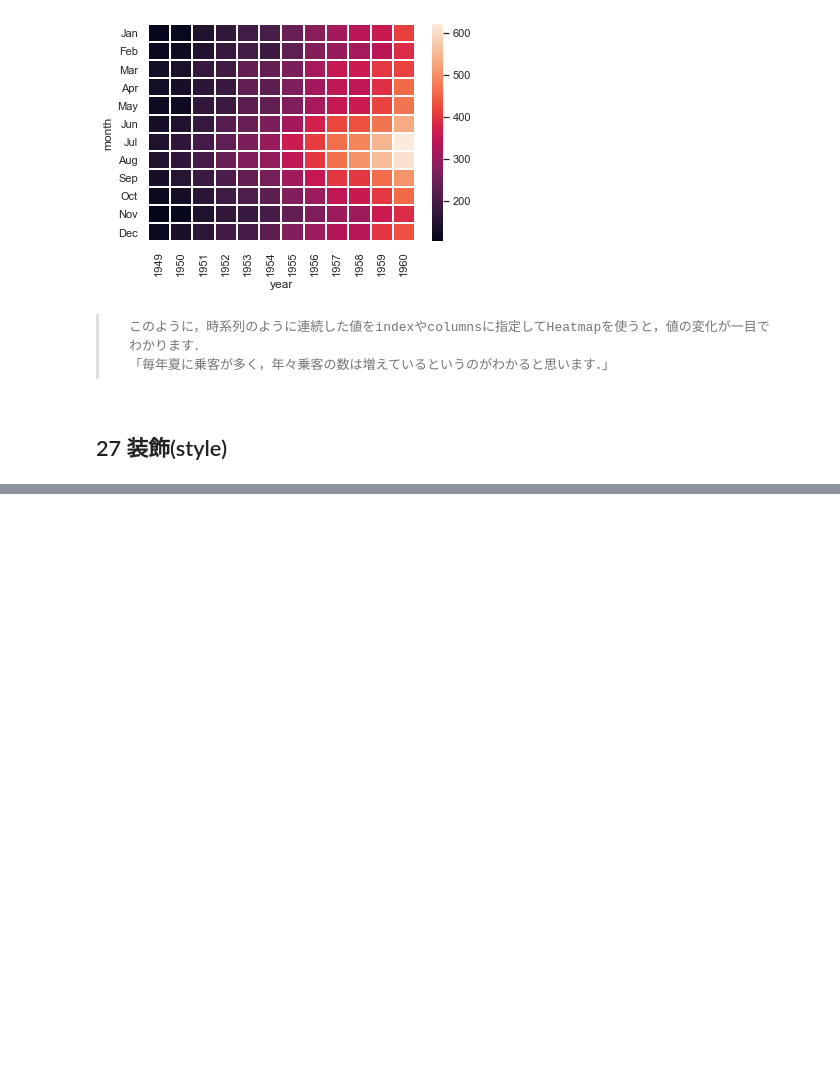
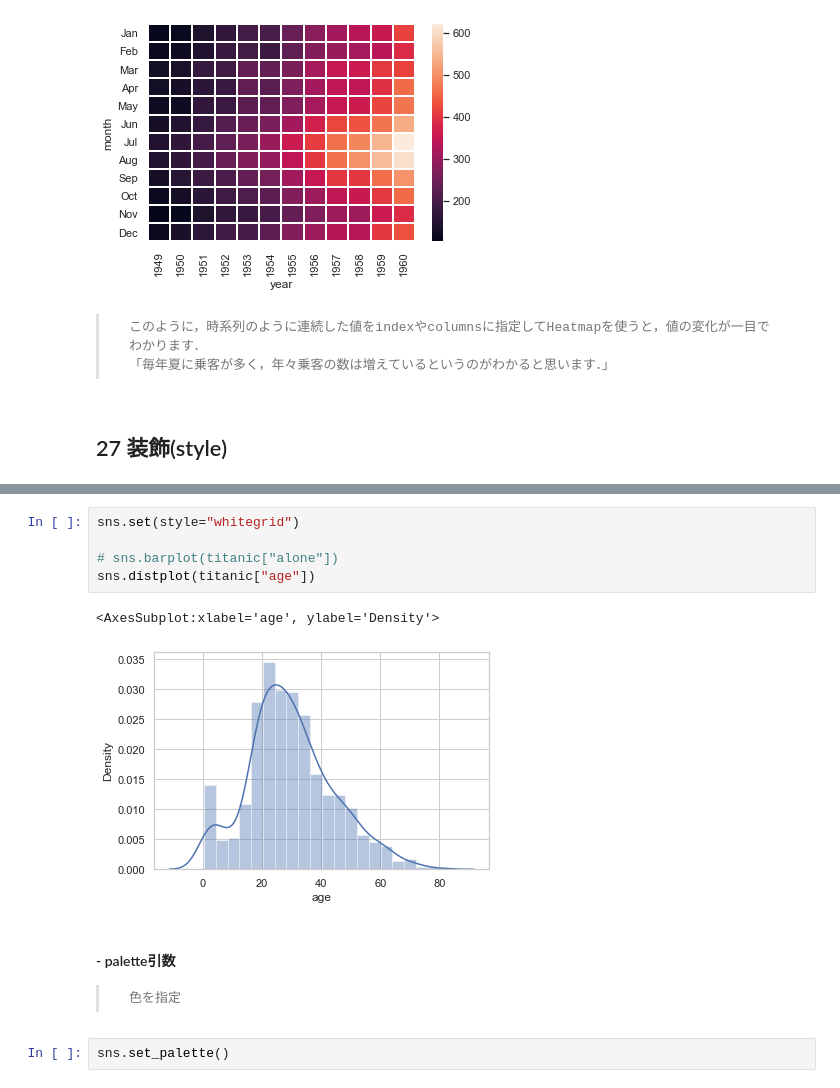
Before and after one commit to GitHiru/ml_academic, a Jupyter notebook: various_learning/kame/kame_ds_5_seaborn.ipynb, the cells around one changed output, grey strips where cells are left out. Saved outputs shown, nothing was run; the diff lists cells and outputs as text; blank space fills up the shorter version.

```diff
--- a/various_learning/kame/kame_ds_5_seaborn.ipynb
+++ b/various_learning/kame/kame_ds_5_seaborn.ipynb
@@ -329,0 +374,13 @@ sns.heatmap(flights_pivot, linewidths=1)
+# %%
+sns.set(style="whitegrid")
+
+# sns.barplot(titanic["alone"])
+sns.distplot(titanic["age"])
+# %% [output]
+<AxesSubplot:xlabel='age', ylabel='Density'>
+[figure, added]
+# %% [markdown]
+#### - palette引数
+>     色を指定
+# %%
+sns.set_palette()
```
Also changed, not shown: parts of 13 cells of this notebook.
